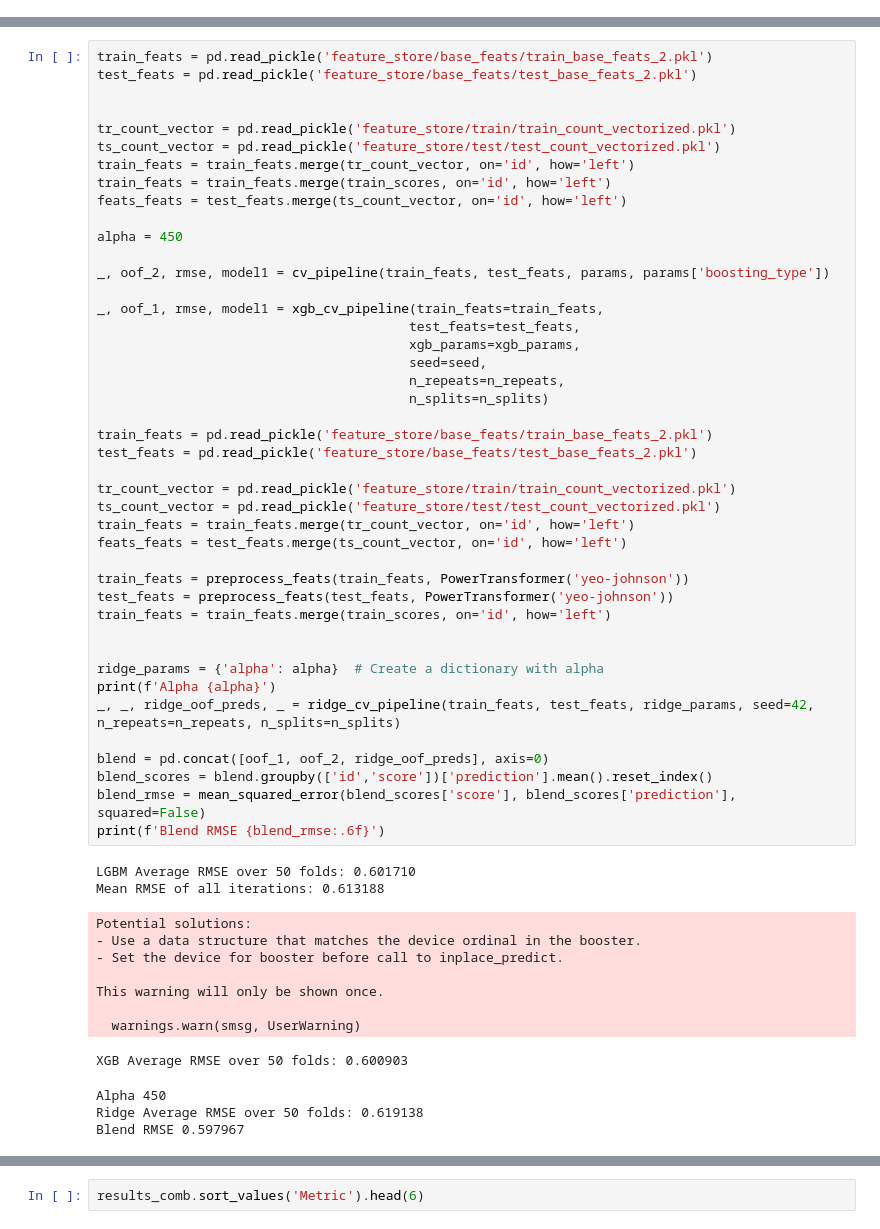
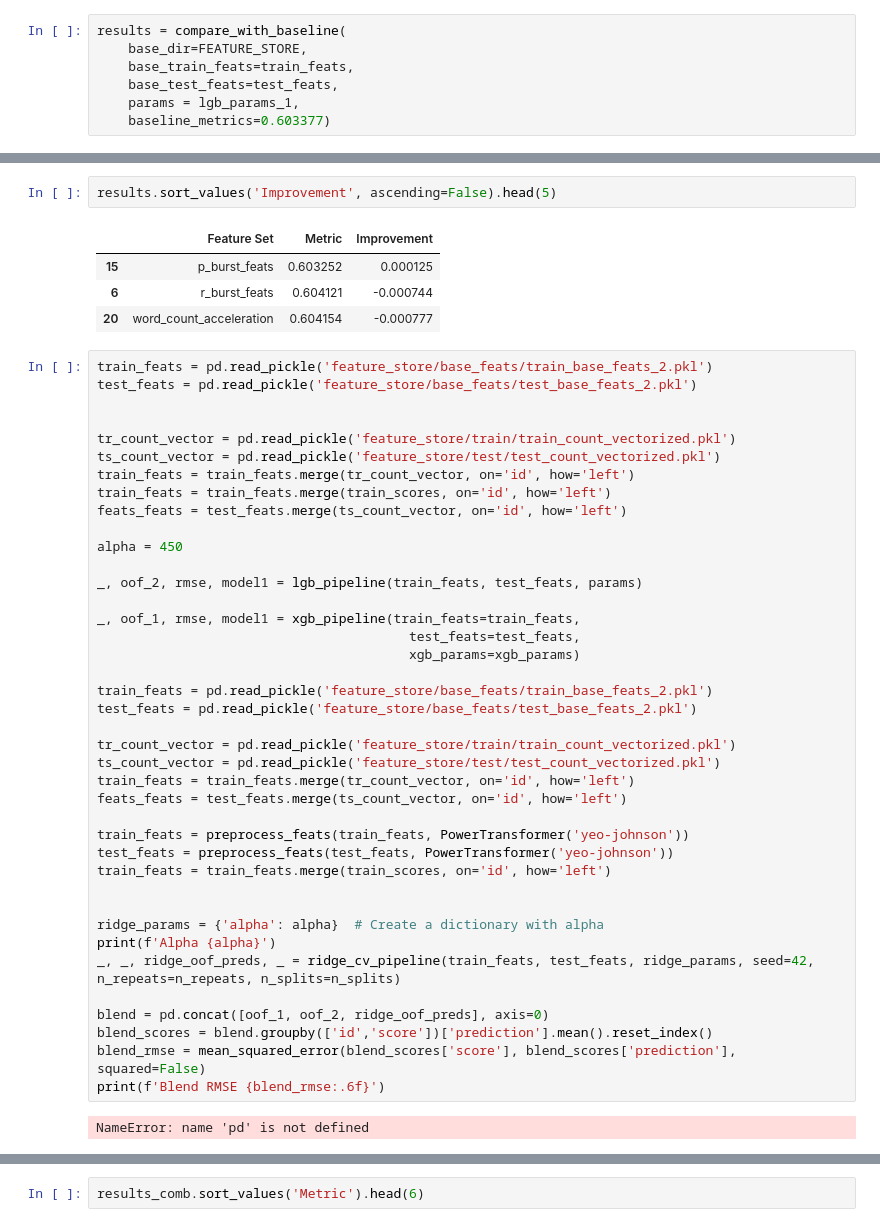
Before and after one commit to uallende/linking_writing_quality, a Jupyter notebook: SPF_experiments.ipynb, the cells around one changed output, grey strips where cells are left out. Cells and saved outputs as stored; diff of their text form.

```diff
--- a/SPF_experiments.ipynb
+++ b/SPF_experiments.ipynb
@@ -73,0 +151,7 @@ Features: action_time_gap_by_acti. RMSE: 0.604244, Improvement: 0.000070
+# %%
+results = compare_with_baseline(
+    base_dir=FEATURE_STORE,
+    base_train_feats=train_feats,
+    base_test_feats=test_feats,
+    params = lgb_params_1,
+    baseline_metrics=0.603377)
@@ -74,3 +176,10 @@ Features: action_time_gap_by_acti. RMSE: 0.604244, Improvement: 0.000070
+# %%
+results.sort_values('Improvement', ascending=False).head(5)
+# %% [output]
+|  | Feature Set | Metric | Improvement |
+| 15 | p_burst_feats | 0.603252 | 0.000125 |
+| 6 | r_burst_feats | 0.604121 | -0.000744 |
+| 20 | word_count_acceleration | 0.604154 | -0.000777 |
 # %%
 train_feats = pd.read_pickle('feature_store/base_feats/train_base_feats_2.pkl')
 test_feats = pd.read_pickle('feature_store/base_feats/test_base_feats_2.pkl')
@@ -84,14 +193,11 @@ feats_feats = test_feats.merge(ts_count_vector, on='id', how='left')
 
 alpha = 450
 
-_, oof_2, rmse, model1 = cv_pipeline(train_feats, test_feats, params, params['boosting_type'])
+_, oof_2, rmse, model1 = lgb_pipeline(train_feats, test_feats, params)
 
-_, oof_1, rmse, model1 = xgb_cv_pipeline(train_feats=train_feats,
+_, oof_1, rmse, model1 = xgb_pipeline(train_feats=train_feats,
                                         test_feats=test_feats,
-                                        xgb_params=xgb_params,
-                                        seed=seed,
-                                        n_repeats=n_repeats,
-                                        n_splits=n_splits)
+                                        xgb_params=xgb_params)
 
 train_feats = pd.read_pickle('feature_store/base_feats/train_base_feats_2.pkl')
 test_feats = pd.read_pickle('feature_store/base_feats/test_base_feats_2.pkl')
@@ -115,16 +221,4 @@ blend_scores = blend.groupby(['id','score'])['prediction'].mean().reset_index()
 blend_rmse = mean_squared_error(blend_scores['score'], blend_scores['prediction'], squared=False)
 print(f'Blend RMSE {blend_rmse:.6f}')
 # %% [output]
-LGBM Average RMSE over 50 folds: 0.601710
-Mean RMSE of all iterations: 0.613188
+NameError: name 'pd' is not defined
-Potential solutions:
-- Use a data structure that matches the device ordinal in the booster.
-- Set the device for booster before call to inplace_predict.
-
-This warning will only be shown once.
-
-  warnings.warn(smsg, UserWarning)
-XGB Average RMSE over 50 folds: 0.600903
-Alpha 450
-Ridge Average RMSE over 50 folds: 0.619138
-Blend RMSE 0.597967
```
Also changed, not shown: parts of 11 cells of this notebook, 11 other files.
